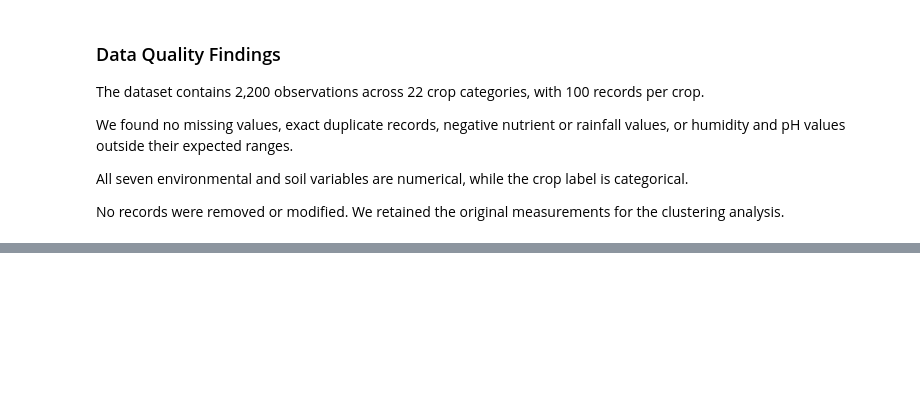
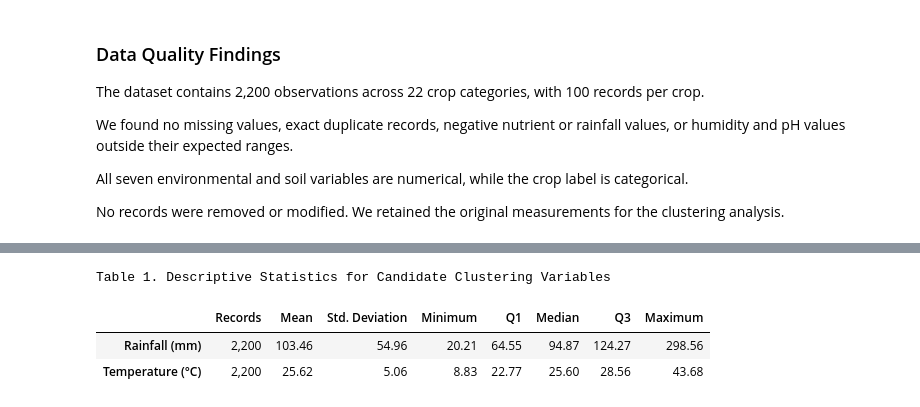
Before and after one commit to UbaidUllah777/Crop_Recommendation_Analysis, a Jupyter notebook: Crop_Recommendation_Workshop_B.ipynb, the cells around one changed output, grey strips where cells are left out. Saved outputs shown, nothing was run; the diff lists cells and outputs as text; code cells hidden in the pictures; blank space fills up the shorter version.

```diff
--- a/Crop_Recommendation_Workshop_B.ipynb
+++ b/Crop_Recommendation_Workshop_B.ipynb
@@ -127,0 +144,35 @@ No records were removed or modified. We retained the original measurements for t
+# %%
+
+# Step 4: Descriptive Statistics for Candidate Variables
+
+candidate_features = ["rainfall", "temperature"]
+
+summary = clean_df[candidate_features].describe().T
+
+# Improve readability for notebook presentation
+summary = summary.rename(columns={
+    "count": "Records",
+    "mean": "Mean",
+    "std": "Std. Deviation",
+    "min": "Minimum",
+    "25%": "Q1",
+    "50%": "Median",
+    "75%": "Q3",
+    "max": "Maximum"
+})
+
+summary.index = ["Rainfall (mm)", "Temperature (°C)"]
+
+display(
+    summary.style
+    .format({
+    "Records": "{:,.0f}",
+    **{col: "{:,.2f}" for col in summary.columns if col != "Records"}
+})
+    .set_caption("Table 1. Descriptive Statistics for Candidate Clustering Variables")
+)
+# %% [output]
+Table 1. Descriptive Statistics for Candidate Clustering Variables
+|  | Records | Mean | Std. Deviation | Minimum | Q1 | Median | Q3 | Maximum |
+| Rainfall (mm) | 2,200 | 103.46 | 54.96 | 20.21 | 64.55 | 94.87 | 124.27 | 298.56 |
+| Temperature (°C) | 2,200 | 25.62 | 5.06 | 8.83 | 22.77 | 25.60 | 28.56 | 43.68 |
```
Also changed, not shown: parts of 6 cells of this notebook.
